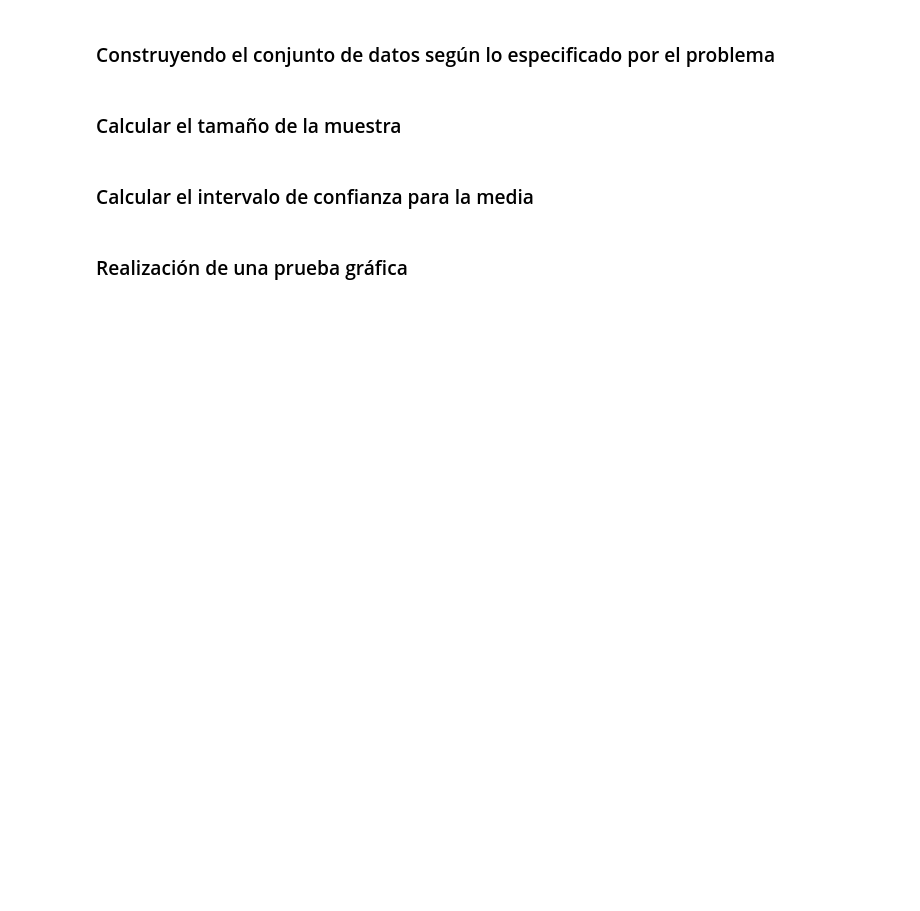
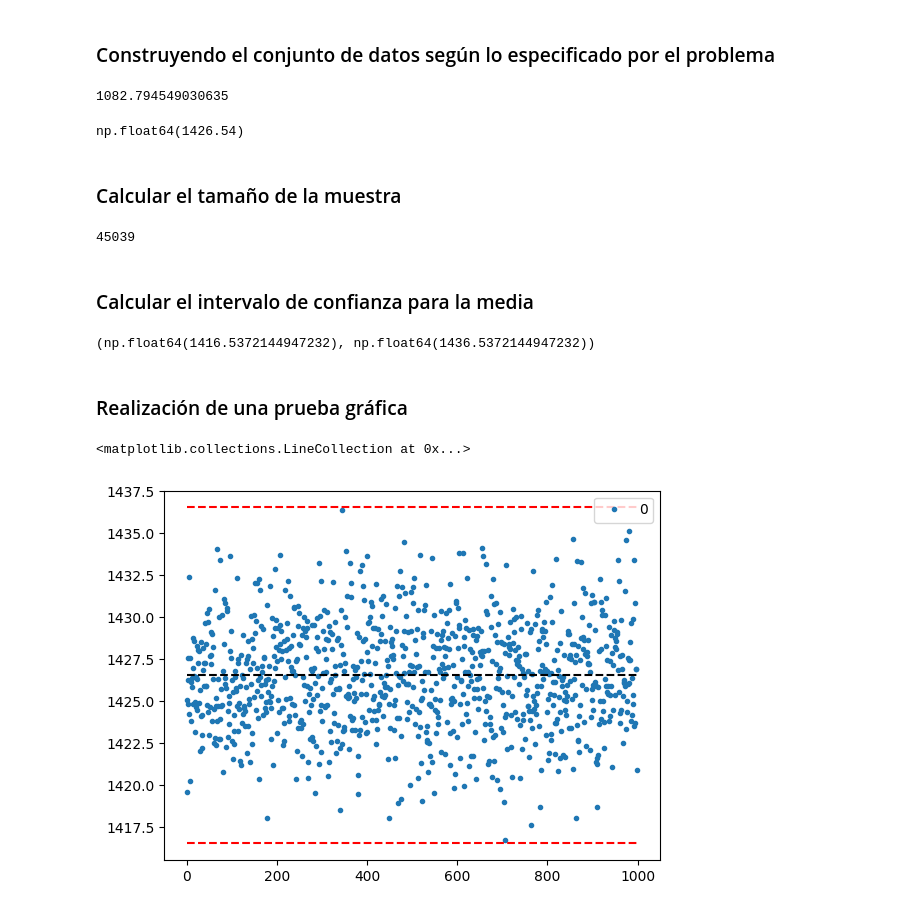
Before and after one commit to smringdesigns/Estadisticas_Probabilidad_Muestreo, a Jupyter notebook: Curso_Estadistica_Parte_2.ipynb, the cells around one changed output. Cells and saved outputs as stored; diff of their text form; code cells hidden in the pictures; blank space fills up the shorter version.

```diff
--- a/Curso_Estadistica_Parte_2.ipynb
+++ b/Curso_Estadistica_Parte_2.ipynb
@@ -1193,6 +1220,44 @@ Estamos estudiando **los ingresos mensuales de los jefes de hogar con ingresos d
+# %%
+sigma = ingresos_5000.std()
+sigma
+# %% [output]
+1082.794549030635
+# %%
+media = ingresos_5000.mean()
+media.round(2)
+# %% [output]
+np.float64(1426.54)
 # %% [markdown]
 ### Calcular el tamaño de la muestra
+# %%
+z = norm.ppf(0.975)
+e = 10
+n = (z * (sigma / e)) ** 2
+int(n.round())
+# %% [output]
+45039
 # %% [markdown]
 ### Calcular el intervalo de confianza para la media
+# %%
+intervalo = norm.interval(confidence = 0.95, loc = media, scale = sigma / np.sqrt(n))
+intervalo
+# %% [output]
+(np.float64(1416.5372144947232), np.float64(1436.5372144947232))
 # %% [markdown]
 ### Realización de una prueba gráfica
+# %%
+import matplotlib.pyplot as plt
+
+tamano_simulacion = 1000
+
+medias = [ingresos_5000.sample(n = int(n.round())).mean() for i in range(1, tamano_simulacion)]
+medias = pd.DataFrame(medias)
+
+ax = medias.plot(style = '.')
+ax.figure.set_size = (12, 6)
+ax.hlines(y = media, xmin = 0, xmax = tamano_simulacion, colors = 'black', linestyles = 'dashed')
+ax.hlines(y = intervalo[0], xmin = 0, xmax = tamano_simulacion, colors = 'red', linestyles = 'dashed')
+ax.hlines(y = intervalo[1], xmin = 0, xmax = tamano_simulacion, colors = 'red', linestyles = 'dashed')
+# %% [output]
+<matplotlib.collections.LineCollection at 0x...>
+[figure, added]
```
Also changed, not shown: parts of 7 cells of this notebook.
